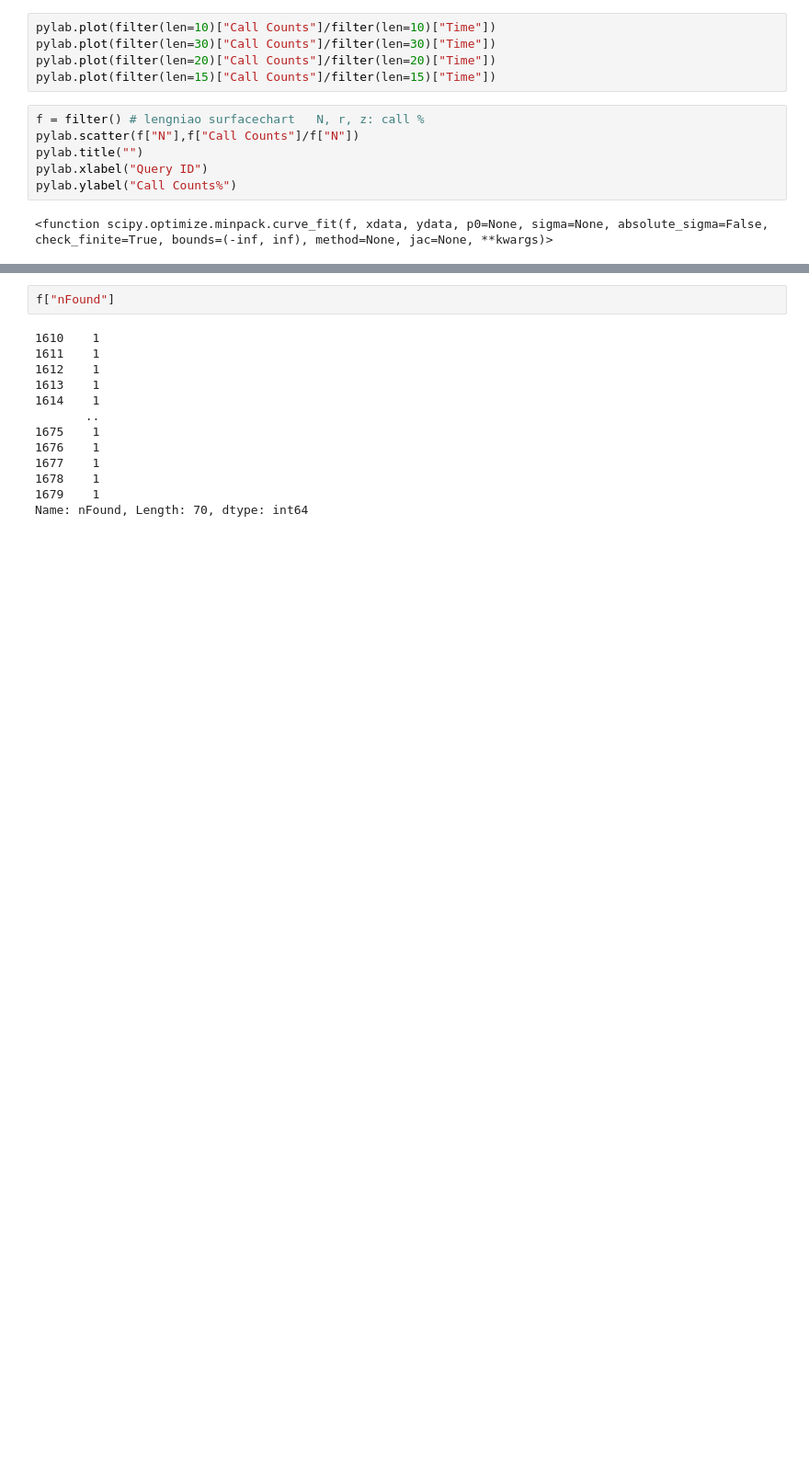
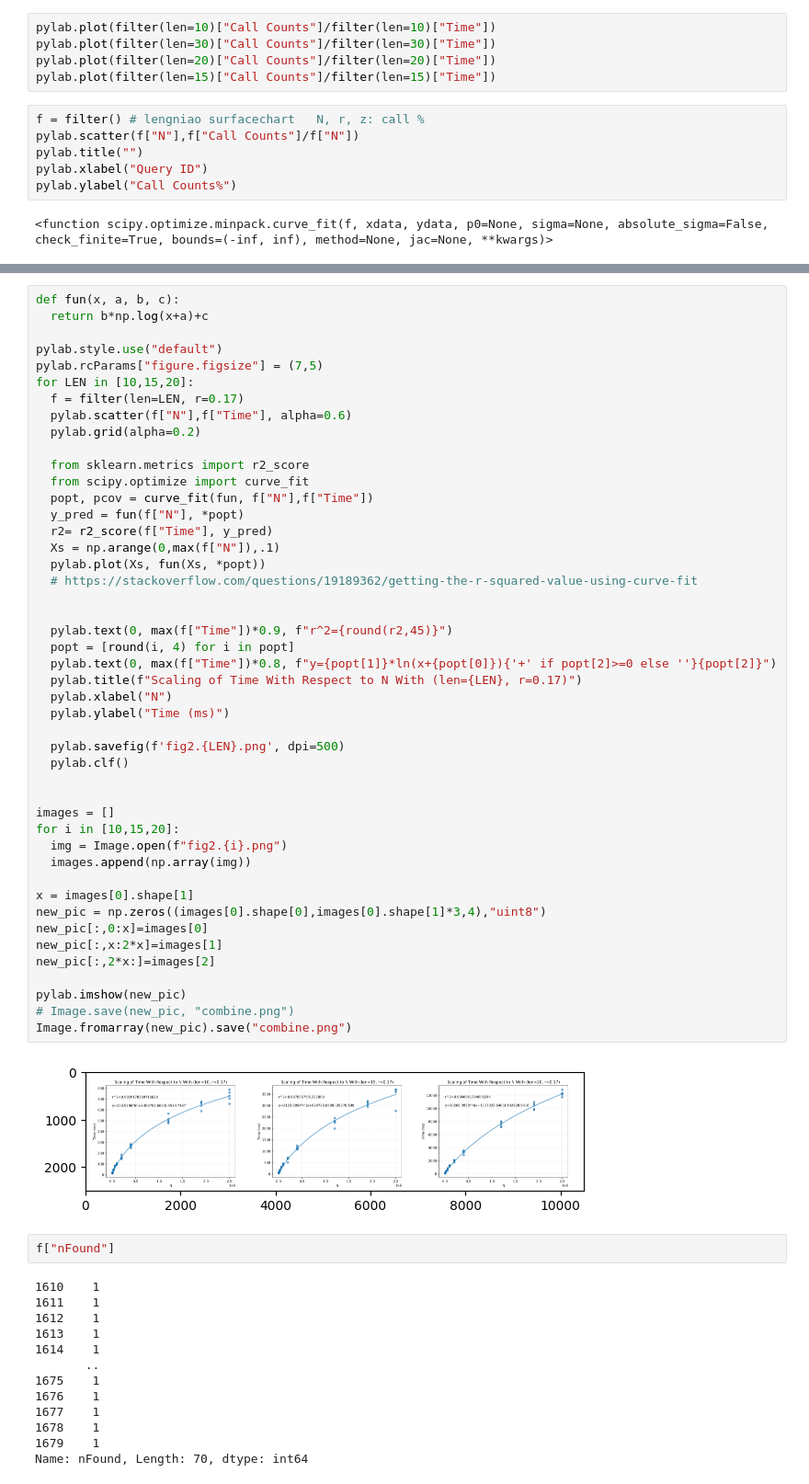
Before and after one commit to weathon/dating-app-pub, a Jupyter notebook: Data.ipynb, the cells around one changed output, grey strips where cells are left out. Shown at 92% size. Cells and saved outputs as stored; diff of their text form; blank space fills up the shorter version.

```diff
--- a/Data.ipynb
+++ b/Data.ipynb
@@ -294,3 +311,51 @@ pylab.savefig(f'fig2.{LEN}.png', dpi=500)
+# %%
+def fun(x, a, b, c):
+  return b*np.log(x+a)+c
+
+pylab.style.use("default")
+pylab.rcParams["figure.figsize"] = (7,5)
+for LEN in [10,15,20]:
+  f = filter(len=LEN, r=0.17)
+  pylab.scatter(f["N"],f["Time"], alpha=0.6)
+  pylab.grid(alpha=0.2)
+
+  from sklearn.metrics import r2_score
+  from scipy.optimize import curve_fit
+  popt, pcov = curve_fit(fun, f["N"],f["Time"])
+  y_pred = fun(f["N"], *popt)
+  r2= r2_score(f["Time"], y_pred)
+  Xs = np.arange(0,max(f["N"]),.1)
+  pylab.plot(Xs, fun(Xs, *popt))
+  # https://stackoverflow.com/questions/19189362/getting-the-r-squared-value-using-curve-fit
+
+
+  pylab.text(0, max(f["Time"])*0.9, f"r^2={round(r2,45)}")
+  popt = [round(i, 4) for i in popt]
+  pylab.text(0, max(f["Time"])*0.8, f"y={popt[1]}*ln(x+{popt[0]}){'+' if popt[2]>=0 else ''}{popt[2]}")
+  pylab.title(f"Scaling of Time With Respect to N With (len={LEN}, r=0.17)")
+  pylab.xlabel("N")
+  pylab.ylabel("Time (ms)")
+
+  pylab.savefig(f'fig2.{LEN}.png', dpi=500)
+  pylab.clf()
+
+
+images = []
+for i in [10,15,20]:
+  img = Image.open(f"fig2.{i}.png")
+  images.append(np.array(img))
+
+x = images[0].shape[1]
+new_pic = np.zeros((images[0].shape[0],images[0].shape[1]*3,4),"uint8")
+new_pic[:,0:x]=images[0]
+new_pic[:,x:2*x]=images[1]
+new_pic[:,2*x:]=images[2]
+
+pylab.imshow(new_pic)
+# Image.save(new_pic, "combine.png")
+Image.fromarray(new_pic).save("combine.png")
+# %% [output]
+[figure, added]
 # %%
 f["nFound"]
 # %% [output]
```
Also changed, not shown: parts of 3 cells of this notebook.
